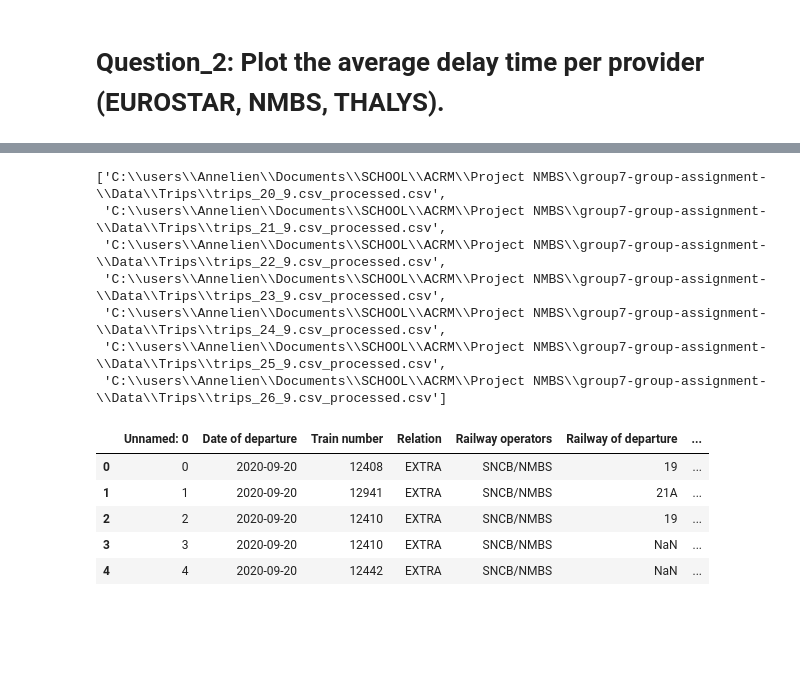
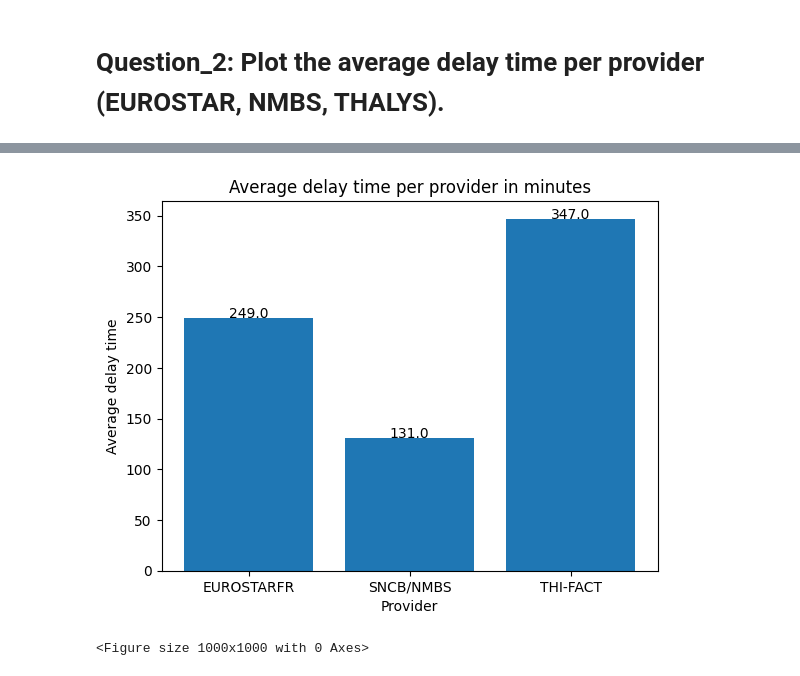
Before and after one commit to Seoyangsam/ACRM, a Jupyter notebook: src/Q2.ipynb, the cells around one changed output, grey strips where cells are left out. Saved outputs shown, nothing was run; the diff lists cells and outputs as text; code cells hidden in the pictures; blank space fills up the shorter version.

```diff
--- a/src/Q2.ipynb
+++ b/src/Q2.ipynb
@@ -28,10 +8,0 @@ all_files = glob.glob(r'C:\users\Annelien\Documents\SCHOOL\ACRM\Project NMBS\gro
-# %%
-all_files
-# %% [output]
-['C:\\users\\Annelien\\Documents\\SCHOOL\\ACRM\\Project NMBS\\group7-group-assignment-\\Data\\Trips\\trips_20_9.csv_processed.csv',
- 'C:\\users\\Annelien\\Documents\\SCHOOL\\ACRM\\Project NMBS\\group7-group-assignment-\\Data\\Trips\\trips_21_9.csv_processed.csv',
- 'C:\\users\\Annelien\\Documents\\SCHOOL\\ACRM\\Project NMBS\\group7-group-assignment-\\Data\\Trips\\trips_22_9.csv_processed.csv',
- 'C:\\users\\Annelien\\Documents\\SCHOOL\\ACRM\\Project NMBS\\group7-group-assignment-\\Data\\Trips\\trips_23_9.csv_processed.csv',
- 'C:\\users\\Annelien\\Documents\\SCHOOL\\ACRM\\Project NMBS\\group7-group-assignment-\\Data\\Trips\\trips_24_9.csv_processed.csv',
- 'C:\\users\\Annelien\\Documents\\SCHOOL\\ACRM\\Project NMBS\\group7-group-assignment-\\Data\\Trips\\trips_25_9.csv_processed.csv',
- 'C:\\users\\Annelien\\Documents\\SCHOOL\\ACRM\\Project NMBS\\group7-group-assignment-\\Data\\Trips\\trips_26_9.csv_processed.csv']
@@ -40,9 +9,20 @@ df = pd.concat((pd.read_csv(f) for f in all_files))
-# %%
-df.head()
-# %% [output]
-|  | Unnamed: 0 | Date of departure | Train number | Relation | Railway operators | Railway of departure | ... |
-| 0 | 0 | 2020-09-20 | 12408 | EXTRA | SNCB/NMBS | 19 | ... |
-| 1 | 1 | 2020-09-20 | 12941 | EXTRA | SNCB/NMBS | 21A | ... |
-| 2 | 2 | 2020-09-20 | 12410 | EXTRA | SNCB/NMBS | 19 | ... |
-| 3 | 3 | 2020-09-20 | 12410 | EXTRA | SNCB/NMBS | NaN | ... |
-| 4 | 4 | 2020-09-20 | 12442 | EXTRA | SNCB/NMBS | NaN | ... |
+# %%
+trips = data.full_trips
+def addvaluelabels(x,y):
+    for i in range(len(x)):
+        plt.text(i, y[i], y[i], ha='center')
+
+delay_provider = trips.groupby("Railway operators")["Delay time"].mean().reset_index().round()
+plt.bar(delay_provider["Railway operators"], delay_provider["Delay time"])
+
+addvaluelabels(delay_provider["Railway operators"], delay_provider["Delay time"])
+
+plt.title("Average delay time per provider in minutes")
+plt.xticks(rotation=0)
+plt.xlabel("Provider")
+plt.ylabel("Average delay time")
+plt.figure(figsize=(10,10))
+plt.show()
+# %% [output]
+[figure, added]
+<Figure size 1000x1000 with 0 Axes>
```
Also changed, not shown: parts of 23 cells of this notebook, 2 other files.
